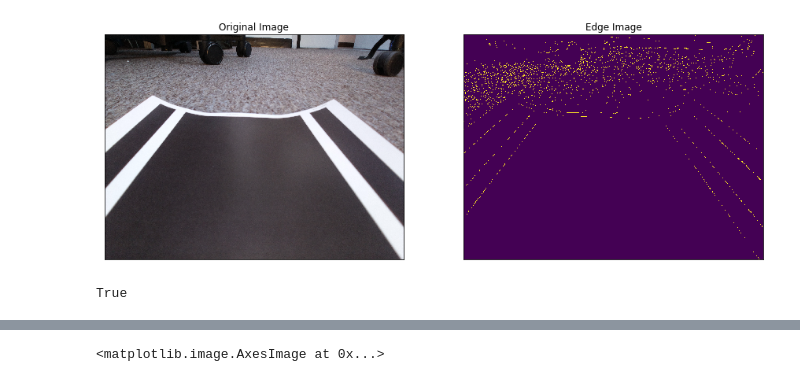
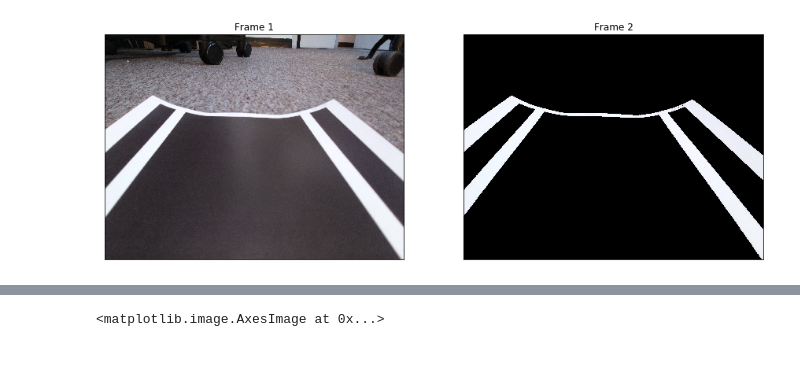
Before and after one commit to Astrotech89/Yetiborg_team, a Jupyter notebook: color_edge_tracker.ipynb, the cells around one changed output, grey strips where cells are left out. Drawn from its saved outputs; the diff is of its cells as text; code cells hidden in the pictures.

```diff
--- a/color_edge_tracker.ipynb
+++ b/color_edge_tracker.ipynb
@@ -89,18 +91,40 @@ def display_lines(frame, lines, line_color=(0, 255, 0), line_width=2):
                 cv2.line(line_image, (x1, y1), (x2, y2), line_color, line_width)
     line_image = cv2.addWeighted(frame, 0.8, line_image, 1, 1)
     return line_image
+# %%
+def mask_color(frame):
+
+    white = [[220,220,220],[255,255,255]]
+    orange = [255,165,0]
+
+    lower_white = np.array(white[0])
+    upper_white = np.array(white[1])
+
+    lower_orange = np.array(white[0])
+    upper_orange = np.array(white[1])
+
+    mask = cv2.inRange(frame, lower_white ,upper_white)
+    output = cv2.bitwise_and(frame, frame, mask = mask)
+
+    edges = cv2.Canny(frame,1,1000)
+    return output, edges
+    # cv2.imwrite('images.jpg', output)
+
+
+
+def comparison_plot(frame_1, frame_2):
+
+    plt.axis('off')
+    plt.subplot(121)
+    im1 = plt.imshow(frame_1)
+    plt.title('Frame 1'), plt.xticks([]), plt.yticks([])
+    plt.subplot(122)
+    im2 = plt.imshow(frame_2)
+    plt.title('Frame 2'), plt.xticks([]), plt.yticks([])
+    plt.show()
 # %%
 img = cv2.imread('cam.jpg')
-edges = cv2.Canny(img,100, 150)
-# np.shape(img)
+output, edges = mask_color(img)
+comparison_plot(img, output)
+# %% [output]
+[figure, added]
-# %%
-# plt.figure(figsize=(10,10))
-plt.subplot(121)
-im1 = plt.imshow(img)
-plt.title('Original Image'), plt.xticks([]), plt.yticks([])
-plt.subplot(122)
-im2 = plt.imshow(edges)
-plt.title('Edge Image'), plt.xticks([]), plt.yticks([])
-plt.show()
-# %% [output]
-[figure, removed]
@@ -113,6 +130,0 @@ upper = np.array(white[1])
-# %%
-mask = cv2.inRange(img,lower,upper)
-output = cv2.bitwise_and(img,img,mask = mask)
-cv2.imwrite('images.jpg', output)
-# %% [output]
-True
```
Also changed, not shown: parts of 16 cells of this notebook.
